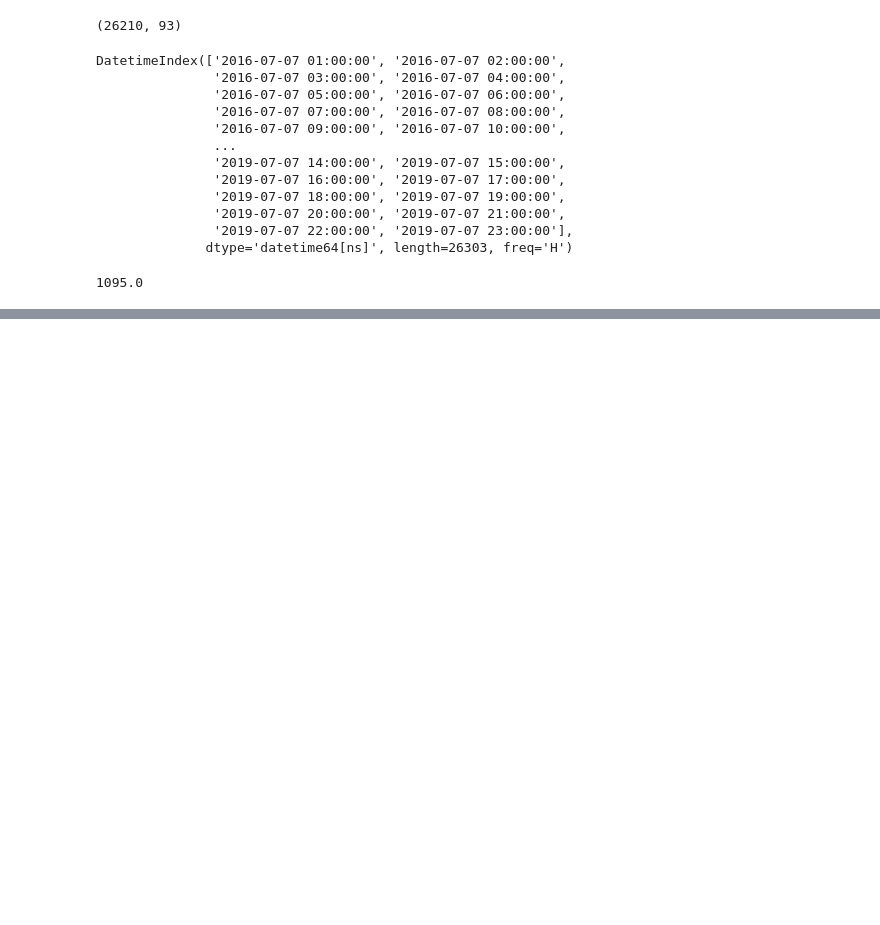
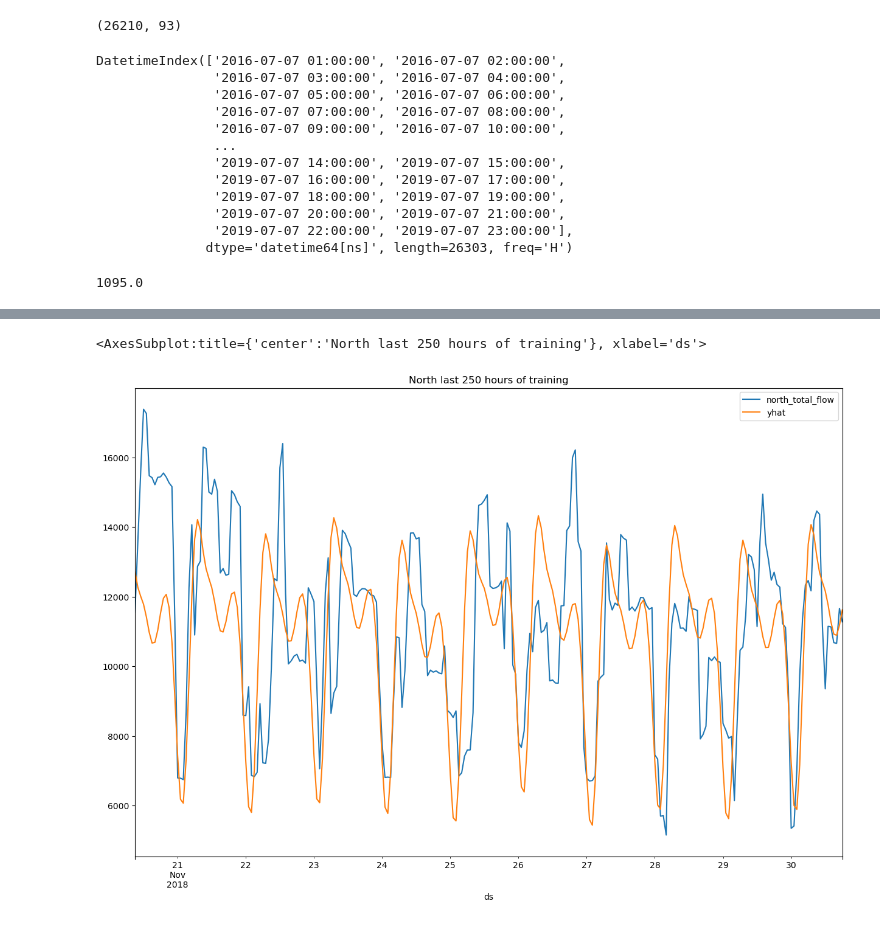
Before and after one commit to JacksonCorley/water_well_pump_optimization, a Jupyter notebook: demand.ipynb, the cells around one changed output, grey strips where cells are left out. Saved outputs shown, nothing was run; the diff lists cells and outputs as text; code cells hidden in the pictures; blank space fills up the shorter version.

```diff
--- a/demand.ipynb
+++ b/demand.ipynb
@@ -186,0 +207,13 @@ m = forecast(final_data)
+# %%
+north_train = n_fcst.iloc[20792:21042][['ds', 'yhat']].copy()
+north_train.index = north_train['ds']
+north_train = north_train.join(train.iloc[-250:,:]['north_total_flow'], how='left')
+
+south_train = s_fcst.iloc[20792:21042][['ds', 'yhat']].copy()
+south_train.index = south_train['ds']
+south_train = south_train.join(train.iloc[-250:,:]['south_total_flow'], how='left')
+# %%
+north_train[['north_total_flow', 'yhat']].plot(figsize=(15,10), title="North last 250 hours of training")
+# %% [output]
+<AxesSubplot:title={'center':'North last 250 hours of training'}, xlabel='ds'>
+[figure, added]
```
Also changed, not shown: parts of 52 cells of this notebook.
